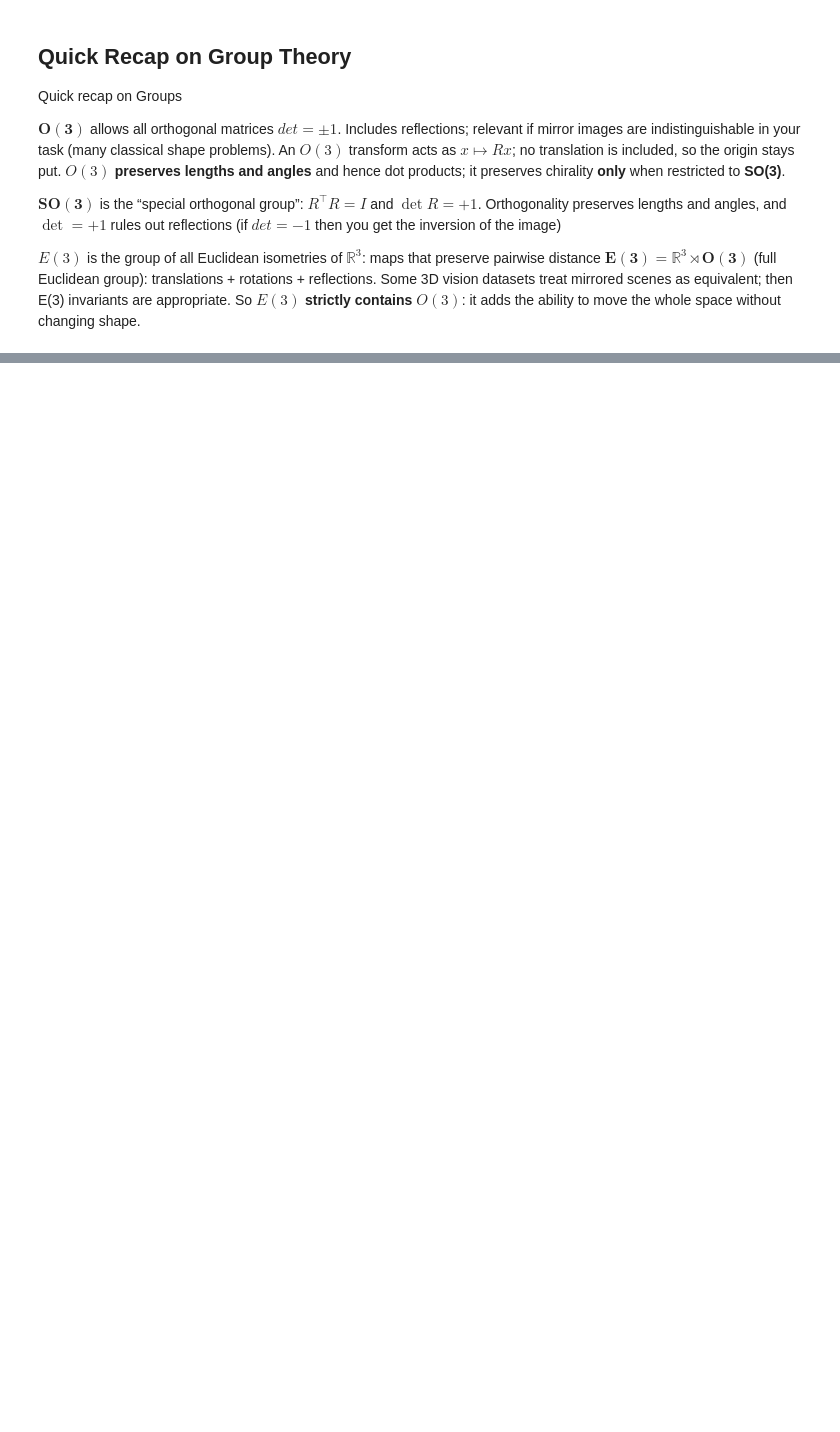
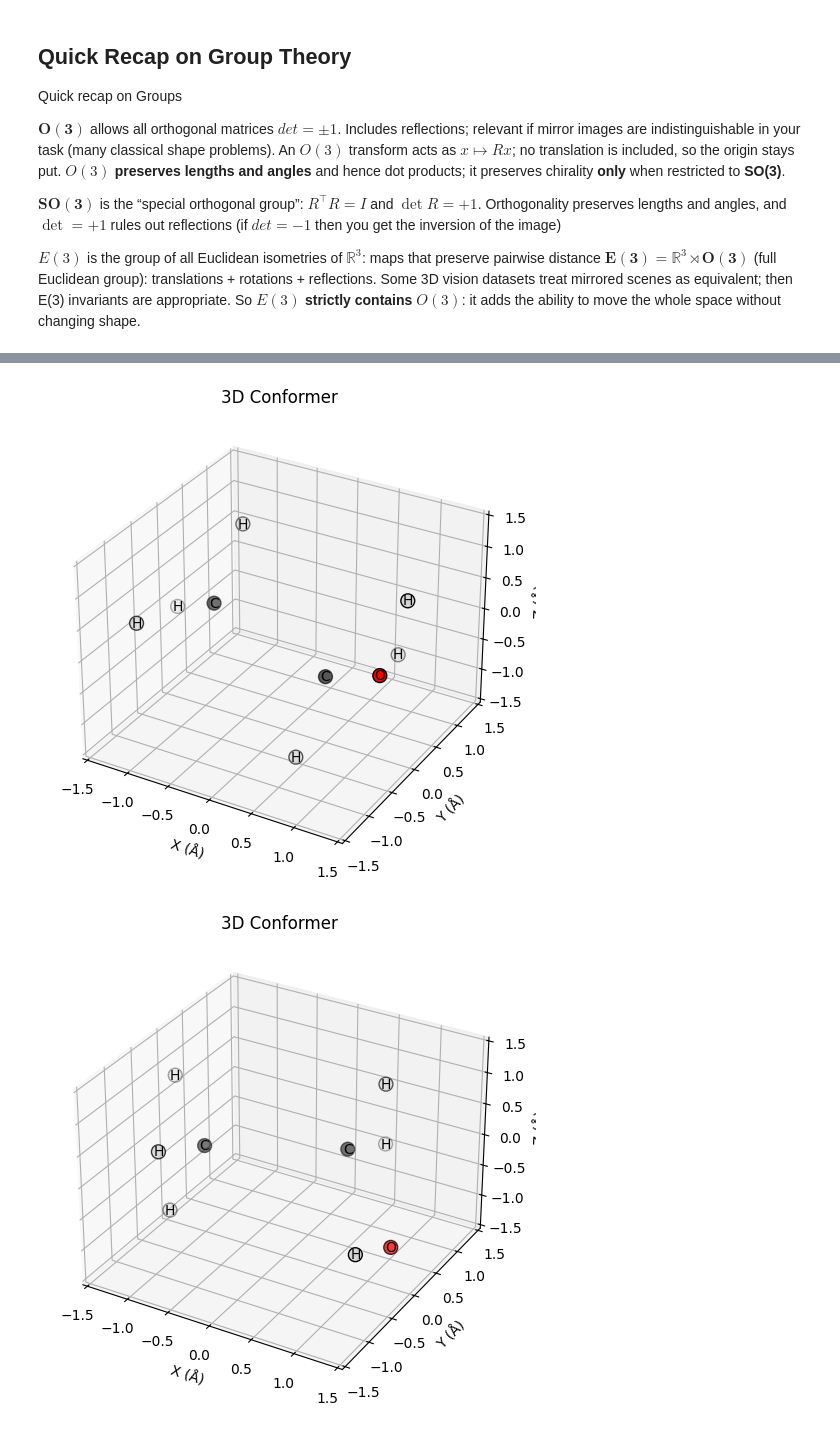
Before and after one commit to afloresep/conformer-generation, a Jupyter notebook: notebook.ipynb, the cells around one changed output, grey strips where cells are left out. Drawn from its saved outputs; the diff is of its cells as text; code cells hidden in the pictures; blank space fills up the shorter version.

Commit message:
add rotation using Rodrigues formula

```diff
--- a/notebook.ipynb
+++ b/notebook.ipynb
@@ -150 +263,12 @@ exectuing
 [figure]
+# %%
+smiles = 'CCO'
+coords = get_3D_coords('CCO')
+
+x_coords = np.array([x['x'] for x in coords])
+y_coords = np.array([y['y'] for y in coords])
+z_coords = np.array([z['z'] for z in coords])
+
+atoms_matrix = np.array((x_coords, y_coords,z_coords)).T # [X,Y,Z] matrix, each row is one atom vector
+
+coords_to_3d_scatter(coords)
@@ -150,0 +277,65 @@ exectuing
+# %%
+def R_axis_angle(axis:str, theta:int):
+    """
+    Rodrigues: u is 3-vector theta in radians returns R in SO(3).
+
+    Arga:
+        axis(str),
+        Theta is the angle in Degrees
+    Rodrigues' formula
+    R = I * cos(theta) + (1-cos(theta))*uu^T + [u]x(sin(theta)
+    """
+    axis = axis.lower()
+    assert axis in 'xyz', 'Only X, Y or Z coordinates can be selected as axis'
+    if axis=='x':
+        u = np.array([1,0,0])
+    if axis=='y':
+        u = np.array([0,1,0])
+    if axis=='z':
+        u = np.array([0, 0, 1])
+    theta = np.deg2rad(theta)
+    nu = np.linalg.norm(u)
+    if nu < 1e-12:
+        return np.eye(3)
+    # normalize
+    u = u / nu
+    ux, uy, uz = u
+    K = np.array([[0, -uz, uy],
+                  [uz, 0, -ux],
+                  [-uy, ux, 0]], dtype=float)
+    I = np.eye(3)
+    return I * np.cos(theta) + (1 - np.cos(theta)) * np.outer(u, u) + np.sin(theta) * K
+
+def apply_rotation(A, R):
+    """Apply rotation to a matrix of XYZ coordinates using R matrix
+
+    Args:
+        A (matrix): Atom coordinates matrix shape (N, 3)
+        R (matrix): Rotation matrix shape 3x3
+    """
+    return atoms_matrix @ R.T
+
+cco_coords = get_3D_coords('CCO')
+# plot cco
+coords_to_3d_scatter(coords)
+
+# get xyz coordiantes (cco_coords also contains atom and index)
+x_coords = np.array([x['x'] for x in coords])
+y_coords = np.array([y['y'] for y in coords])
+z_coords = np.array([z['z'] for z in coords])
+
+atoms_matrix = np.array((x_coords, y_coords,z_coords)).T # [X,Y,Z] matrix, each row is one atom vector
+
+# rotate
+theta = 90
+R = R_axis_angle('x', theta)
+#new coords
+rotated_coords = apply_rotation(atoms_matrix, R)
+#update coords with new_coords
+for index, atom in enumerate(coords):
+    atom['x'], atom['y'], atom['z'] = rotated_coords[index]
+# plot
+coords_to_3d_scatter(coords)
+# %% [output]
+[figure, added]
+[figure, added]
```
Also changed, not shown: parts of 5 cells of this notebook.
